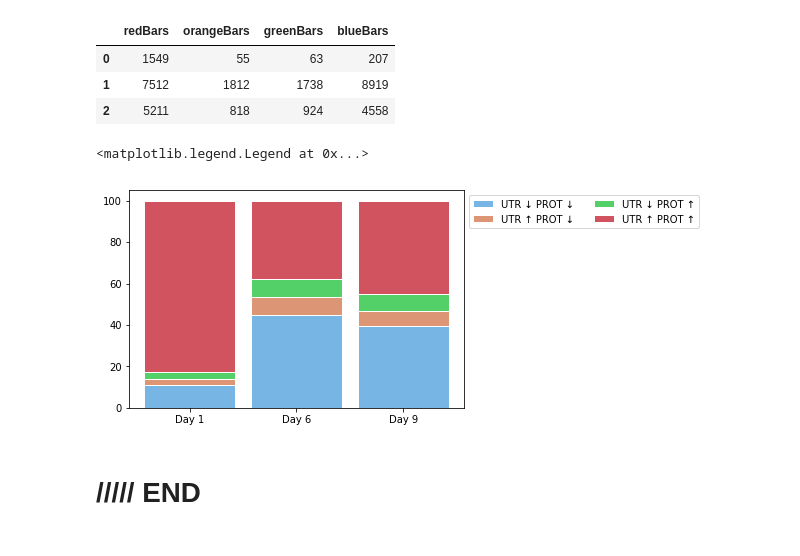
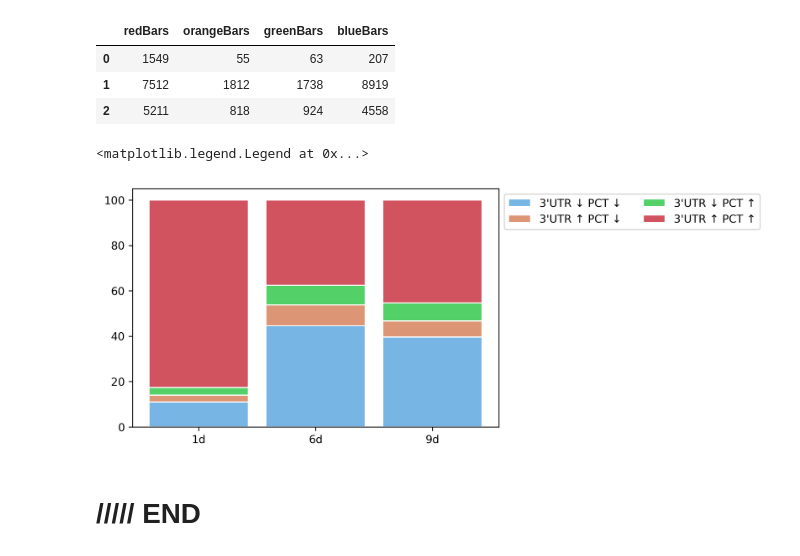
Before and after one commit to florekem/lncRNAinCla, a Jupyter notebook: PROPER_przygotowanie_matrycy_UTR_vs_PROT_deseq.ipynb, the cells around one changed output. Saved outputs shown, nothing was run; the diff lists cells and outputs as text; code cells hidden in the pictures.

```diff
--- a/PROPER_przygotowanie_matrycy_UTR_vs_PROT_deseq.ipynb
+++ b/PROPER_przygotowanie_matrycy_UTR_vs_PROT_deseq.ipynb
@@ -926,23 +927,24 @@ blueBars = [i / j * 100 for i,j in zip(df['blueBars'], totals)]
 redBars = [i / j * 100 for i,j in zip(df['redBars'], totals)]
 # %%
 # plot
+plt.figure(dpi=300)
 barWidth = 0.85
-names = ('Day 1','Day 6','Day 9')
+names = ('1d','6d','9d')
 # Create green Bars
-plt.bar(r, blueBars, color='#77b5e5', edgecolor='white', width=barWidth, label='UTR ↓ PROT ↓')
+plt.bar(r, blueBars, color='#77b5e5', edgecolor='white', width=barWidth, label="3'UTR ↓ PCT ↓")
 # Create orange Bars
-plt.bar(r, orangeBars, bottom=blueBars, color='#dd9675', edgecolor='white', width=barWidth, label='UTR ↑ PROT ↓')
+plt.bar(r, orangeBars, bottom=blueBars, color='#dd9675', edgecolor='white', width=barWidth, label="3'UTR ↑ PCT ↓")
 # Create blue Bars
-plt.bar(r, greenBars, bottom=[i+j for i,j in zip(blueBars, orangeBars)], color='#53d168', edgecolor='white', width=barWidth, label='UTR ↓ PROT ↑')
+plt.bar(r, greenBars, bottom=[i+j for i,j in zip(blueBars, orangeBars)], color='#53d168', edgecolor='white', width=barWidth, label="3'UTR ↓ PCT ↑")
 # Create red Bars
-plt.bar(r, redBars, bottom=[i+j+k for i,j,k in zip(blueBars, orangeBars, greenBars)], color='#d15360', edgecolor='white', width=barWidth, label='UTR ↑ PROT ↑')
+plt.bar(r, redBars, bottom=[i+j+k for i,j,k in zip(blueBars, orangeBars, greenBars)], color='#d15360', edgecolor='white', width=barWidth, label="3'UTR ↑ PCT ↑")
 
 # Custom x axis
 plt.xticks(r, names)
 plt.legend(loc='upper left', bbox_to_anchor=(1,1), ncol=2)
 # %% [output]
 <matplotlib.legend.Legend at 0x...>
-[figure, old version]
+[figure, new version]
 # %% [markdown]
 # ///// END
 # %% [markdown]
```
Also changed, not shown: parts of 1 cell of this notebook, 18 other files.
